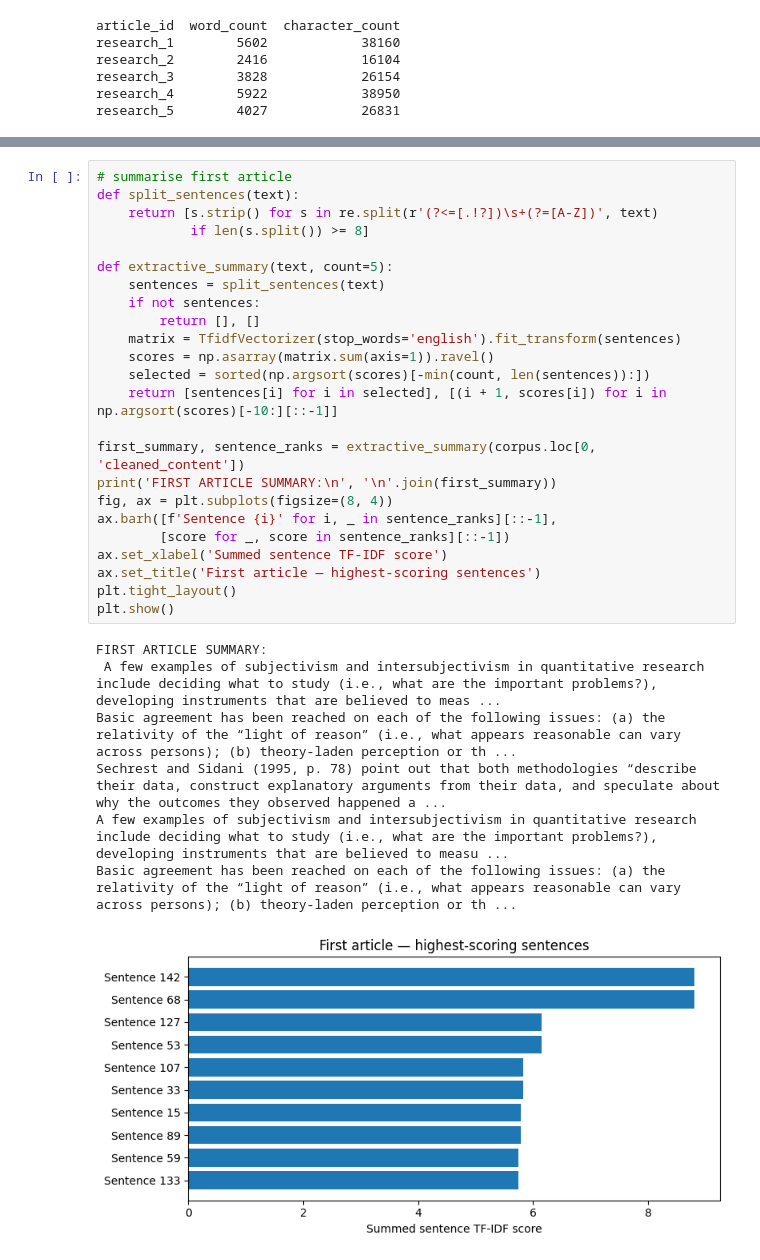
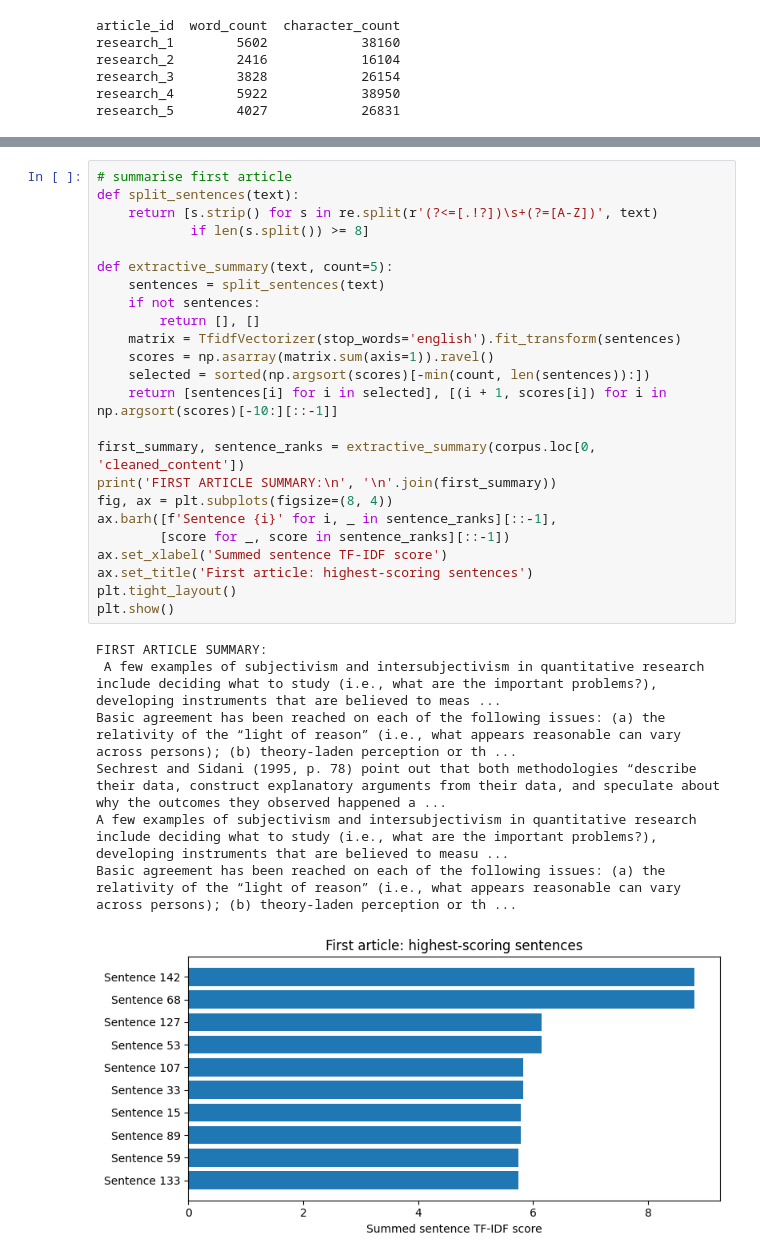
Before and after one commit to MasindiManaga/Natural_Language_Processing, a Jupyter notebook: notebooks/03_document_mining.ipynb, the cells around one changed output, grey strips where cells are left out. Saved outputs shown, nothing was run; the diff lists cells and outputs as text.

```diff
--- a/notebooks/03_document_mining.ipynb
+++ b/notebooks/03_document_mining.ipynb
@@ -68,32 +128,32 @@ First cleaned article excerpt: The purposes of this article are to position mixe
 # %%
 # summarise first article
 def split_sentences(text):
     return [s.strip() for s in re.split(r'(?<=[.!?])\s+(?=[A-Z])', text)
             if len(s.split()) >= 8]
 
 def extractive_summary(text, count=5):
     sentences = split_sentences(text)
     if not sentences:
         return [], []
     matrix = TfidfVectorizer(stop_words='english').fit_transform(sentences)
     scores = np.asarray(matrix.sum(axis=1)).ravel()
     selected = sorted(np.argsort(scores)[-min(count, len(sentences)):])
     return [sentences[i] for i in selected], [(i + 1, scores[i]) for i in np.argsort(scores)[-10:][::-1]]
 
 first_summary, sentence_ranks = extractive_summary(corpus.loc[0, 'cleaned_content'])
 print('FIRST ARTICLE SUMMARY:\n', '\n'.join(first_summary))
 fig, ax = plt.subplots(figsize=(8, 4))
 ax.barh([f'Sentence {i}' for i, _ in sentence_ranks][::-1],
         [score for _, score in sentence_ranks][::-1])
 ax.set_xlabel('Summed sentence TF-IDF score')
-ax.set_title('First article — highest-scoring sentences')
+ax.set_title('First article: highest-scoring sentences')
 plt.tight_layout()
 plt.show()
 # %% [output]
 FIRST ARTICLE SUMMARY:
  A few examples of subjectivism and intersubjectivism in quantitative research include deciding what to study (i.e., what are the important problems?), developing instruments that are believed to meas ...
 Basic agreement has been reached on each of the following issues: (a) the relativity of the “light of reason” (i.e., what appears reasonable can vary across persons); (b) theory-laden perception or th ...
 Sechrest and Sidani (1995, p. 78) point out that both methodologies “describe their data, construct explanatory arguments from their data, and speculate about why the outcomes they observed happened a ...
 A few examples of subjectivism and intersubjectivism in quantitative research include deciding what to study (i.e., what are the important problems?), developing instruments that are believed to measu ...
 Basic agreement has been reached on each of the following issues: (a) the relativity of the “light of reason” (i.e., what appears reasonable can vary across persons); (b) theory-laden perception or th ...
-[figure, old version]
+[figure, new version]
```
Also changed, not shown: parts of 8 cells of this notebook, 1 other file.
